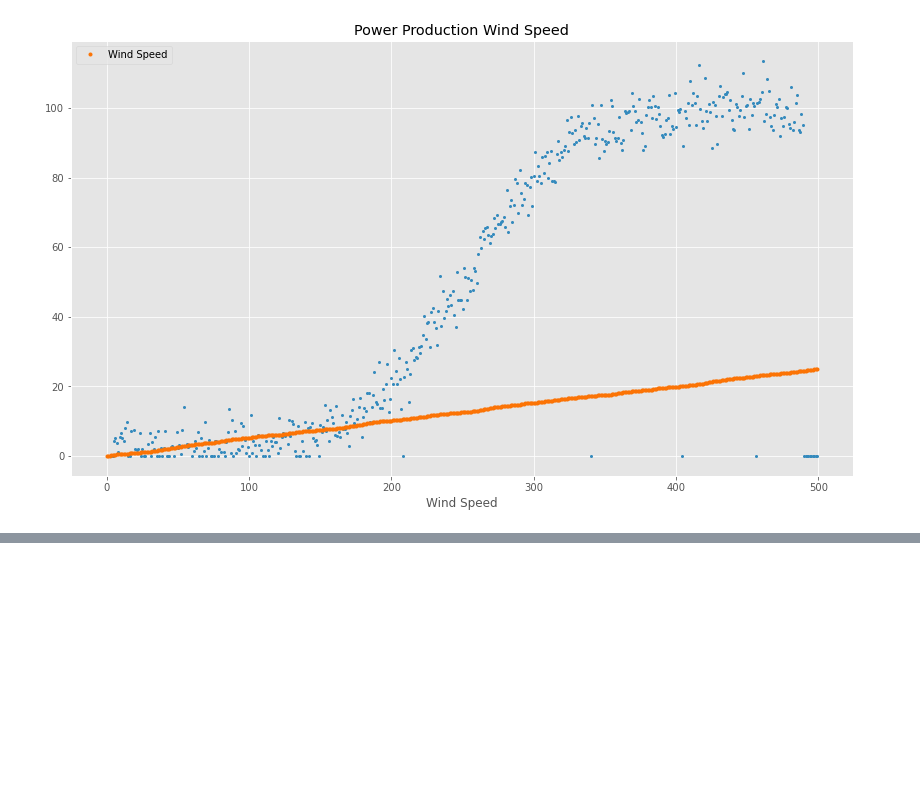
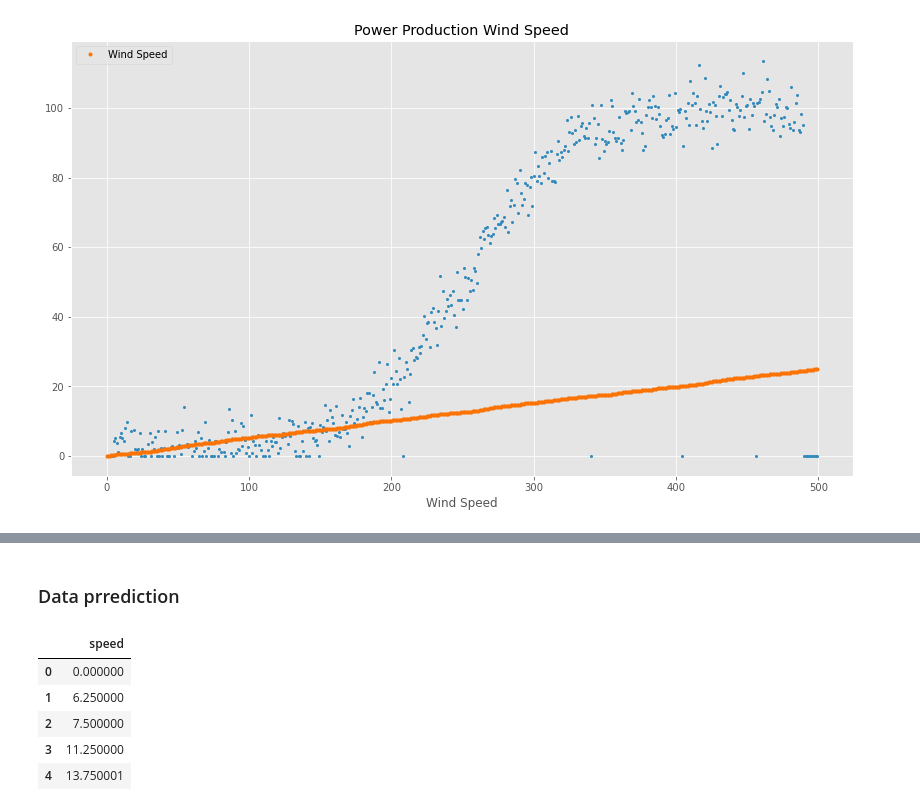
Before and after one commit to ika25/Emerging-Technology-Progect, a Jupyter notebook: Project Folder/project.ipynb, the cells around one changed output, grey strips where cells are left out. Drawn from its saved outputs; the diff is of its cells as text; code cells hidden in the pictures; blank space fills up the shorter version.

```diff
--- a/Project Folder/project.ipynb
+++ b/Project Folder/project.ipynb
@@ -219,0 +292,15 @@ model.save("model.h5")
+# %% [markdown]
+### Data prrediction
+# %%
+# turn prediction into data.
+dataPredict = pd.DataFrame(model.predict(DataSet['speed']), columns=['speed'])
+
+# output prediction
+dataPredict.head()
+# %% [output]
+|  | speed |
+| 0 | 0.000000 |
+| 1 | 6.250000 |
+| 2 | 7.500000 |
+| 3 | 11.250000 |
+| 4 | 13.750001 |
```
Also changed, not shown: parts of 18 cells of this notebook, 4 other files.
